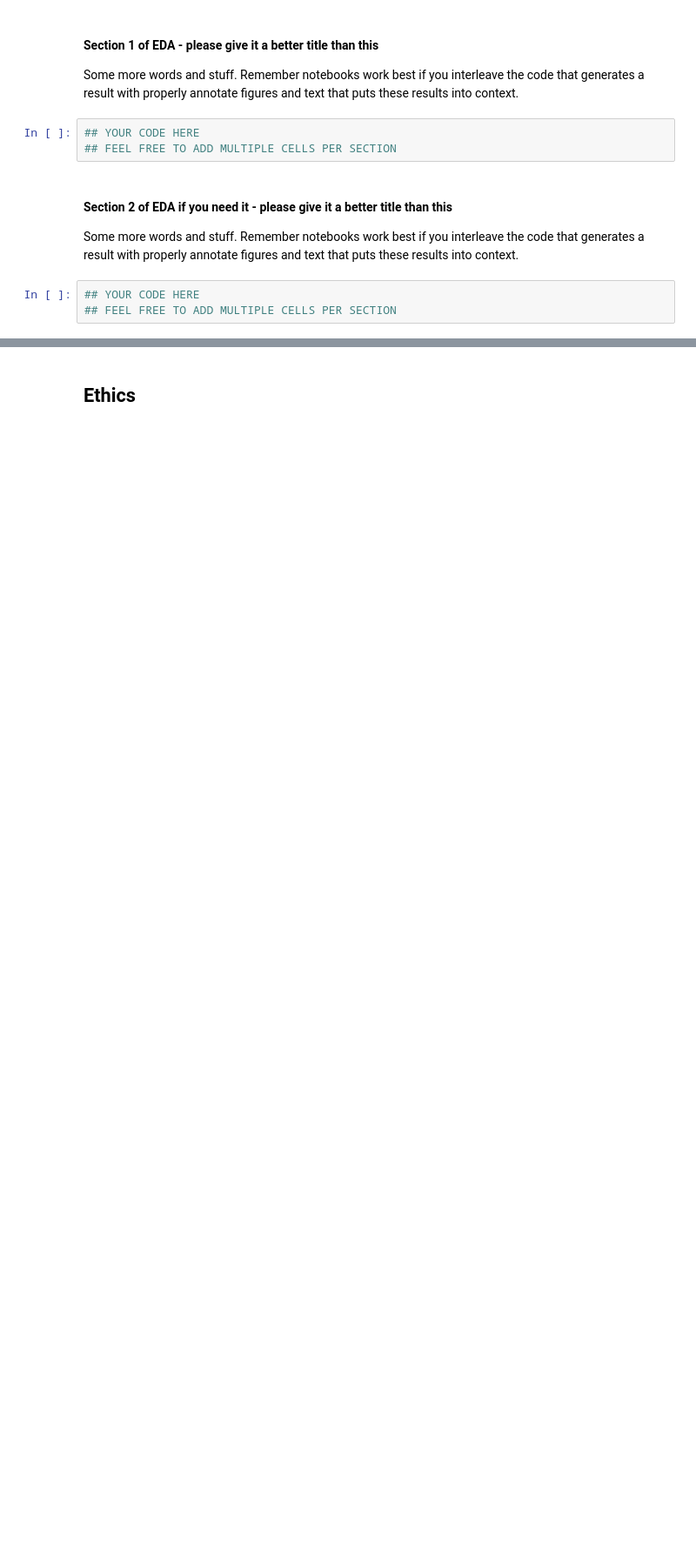
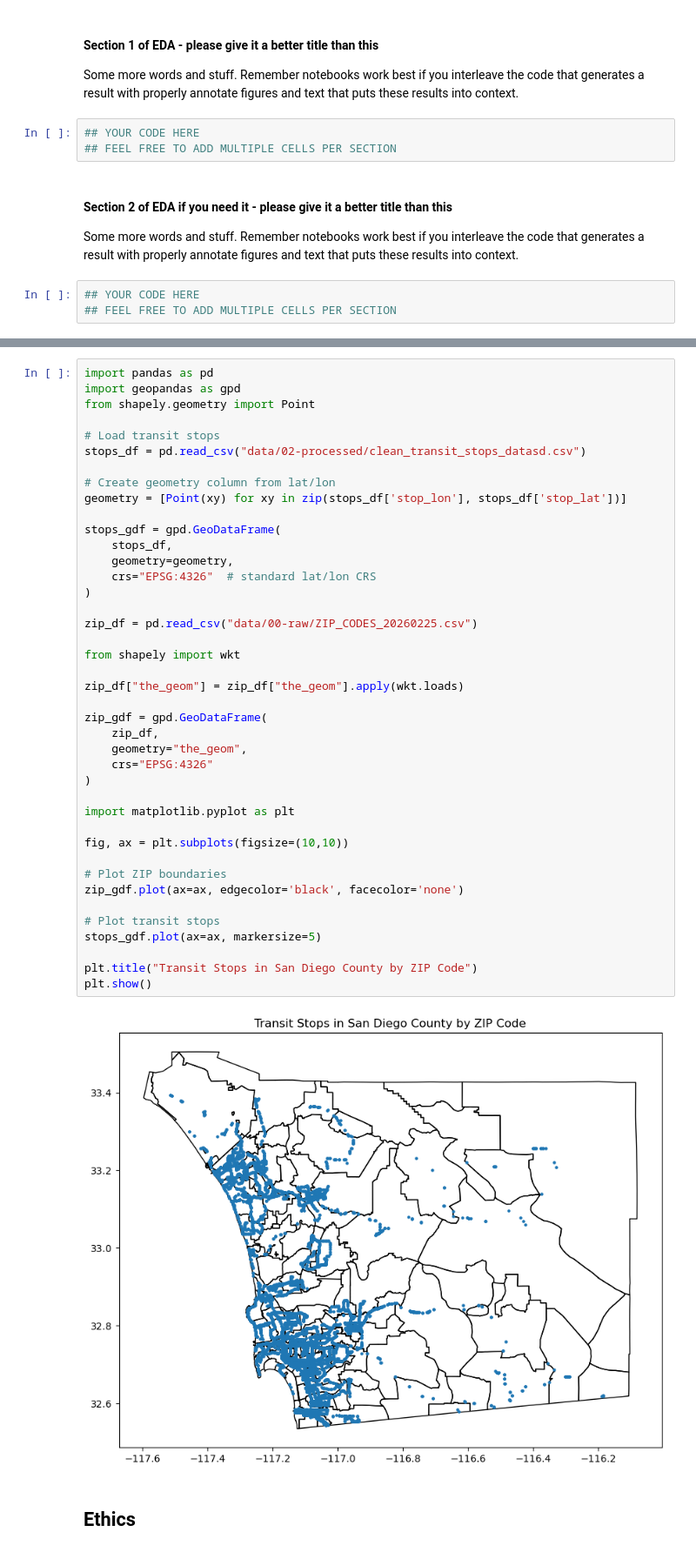
Before and after one commit to COGS108/Group022_WI26, a Jupyter notebook: 02-EDACheckpoint.ipynb, the cells around one changed output, grey strips where cells are left out. Shown at 87% size. Drawn from its saved outputs; the diff is of its cells as text; blank space fills up the shorter version.

Commit message:
Adding code for San Diego Map

```diff
--- a/02-EDACheckpoint.ipynb
+++ b/02-EDACheckpoint.ipynb
@@ -146,3 +148,46 @@ Some more words and stuff.  Remember notebooks work best if you interleave the c
+# %%
+import pandas as pd
+import geopandas as gpd
+from shapely.geometry import Point
+
+# Load transit stops
+stops_df = pd.read_csv("data/02-processed/clean_transit_stops_datasd.csv")
+
+# Create geometry column from lat/lon
+geometry = [Point(xy) for xy in zip(stops_df['stop_lon'], stops_df['stop_lat'])]
+
+stops_gdf = gpd.GeoDataFrame(
+    stops_df,
+    geometry=geometry,
+    crs="EPSG:4326"  # standard lat/lon CRS
+)
+
+zip_df = pd.read_csv("data/00-raw/ZIP_CODES_20260225.csv")
+
+from shapely import wkt
+
+zip_df["the_geom"] = zip_df["the_geom"].apply(wkt.loads)
+
+zip_gdf = gpd.GeoDataFrame(
+    zip_df,
+    geometry="the_geom",
+    crs="EPSG:4326"
+)
+
+import matplotlib.pyplot as plt
+
+fig, ax = plt.subplots(figsize=(10,10))
+
+# Plot ZIP boundaries
+zip_gdf.plot(ax=ax, edgecolor='black', facecolor='none')
+
+# Plot transit stops
+stops_gdf.plot(ax=ax, markersize=5)
+
+plt.title("Transit Stops in San Diego County by ZIP Code")
+plt.show()
+# %% [output]
+[figure, added]
 # %% [markdown]
 ## Ethics
 # %% [markdown]
```
Also changed, not shown: parts of 1 cell of this notebook.
